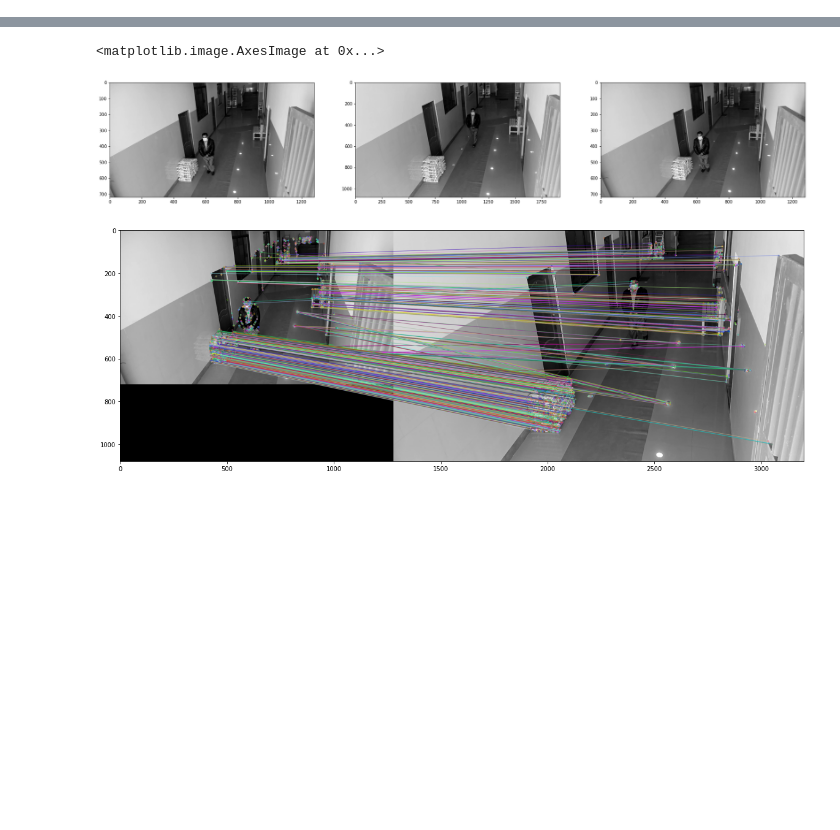
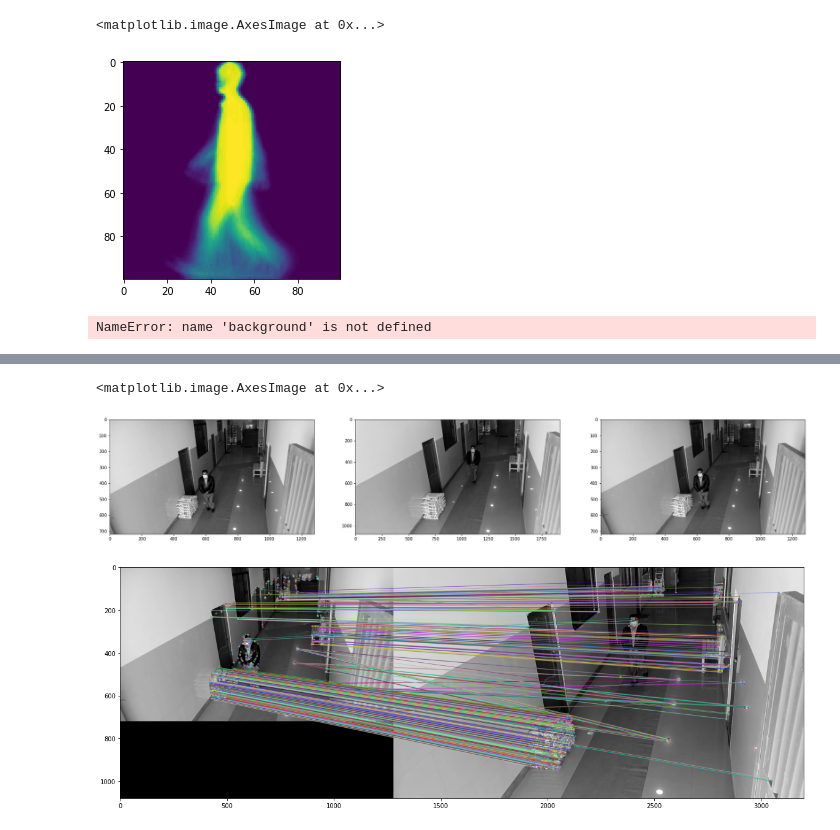
Before and after one commit to cidimec/UCB-squirrels, a Jupyter notebook: test.ipynb, the cells around one changed output, grey strips where cells are left out. Cells and saved outputs as stored; diff of their text form; code cells hidden in the pictures; blank space fills up the shorter version.

```diff
--- a/test.ipynb
+++ b/test.ipynb
@@ -0,0 +25,5 @@
+# %%
+plt.imshow(GEI)
+# %% [output]
+<matplotlib.image.AxesImage at 0x...>
+[figure, added]
@@ -0,0 +83,4 @@
+# %%
+plt.imshow(background)
+# %% [output]
+NameError: name 'background' is not defined
```
Also changed, not shown: parts of 16 cells of this notebook, 23 other files.
